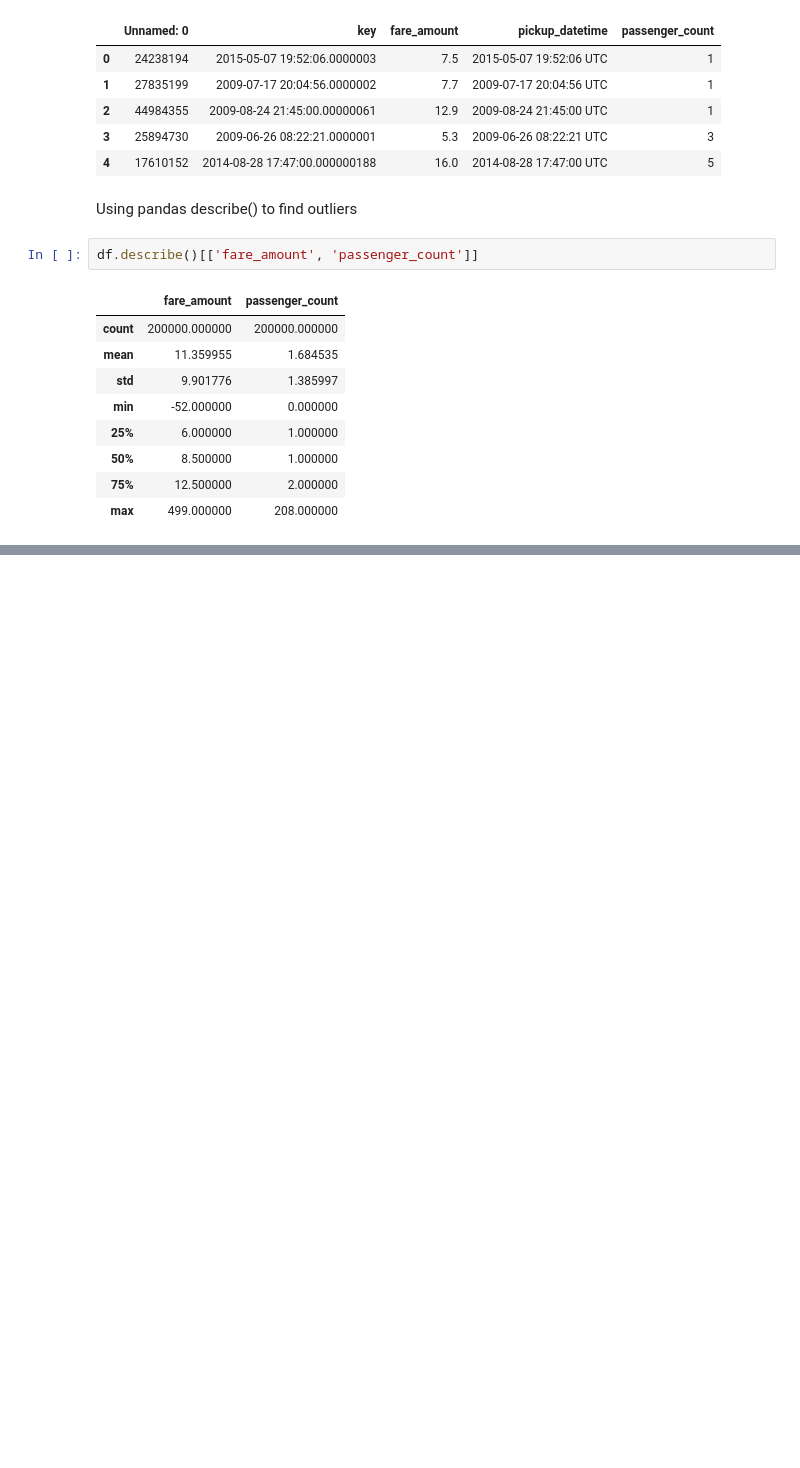
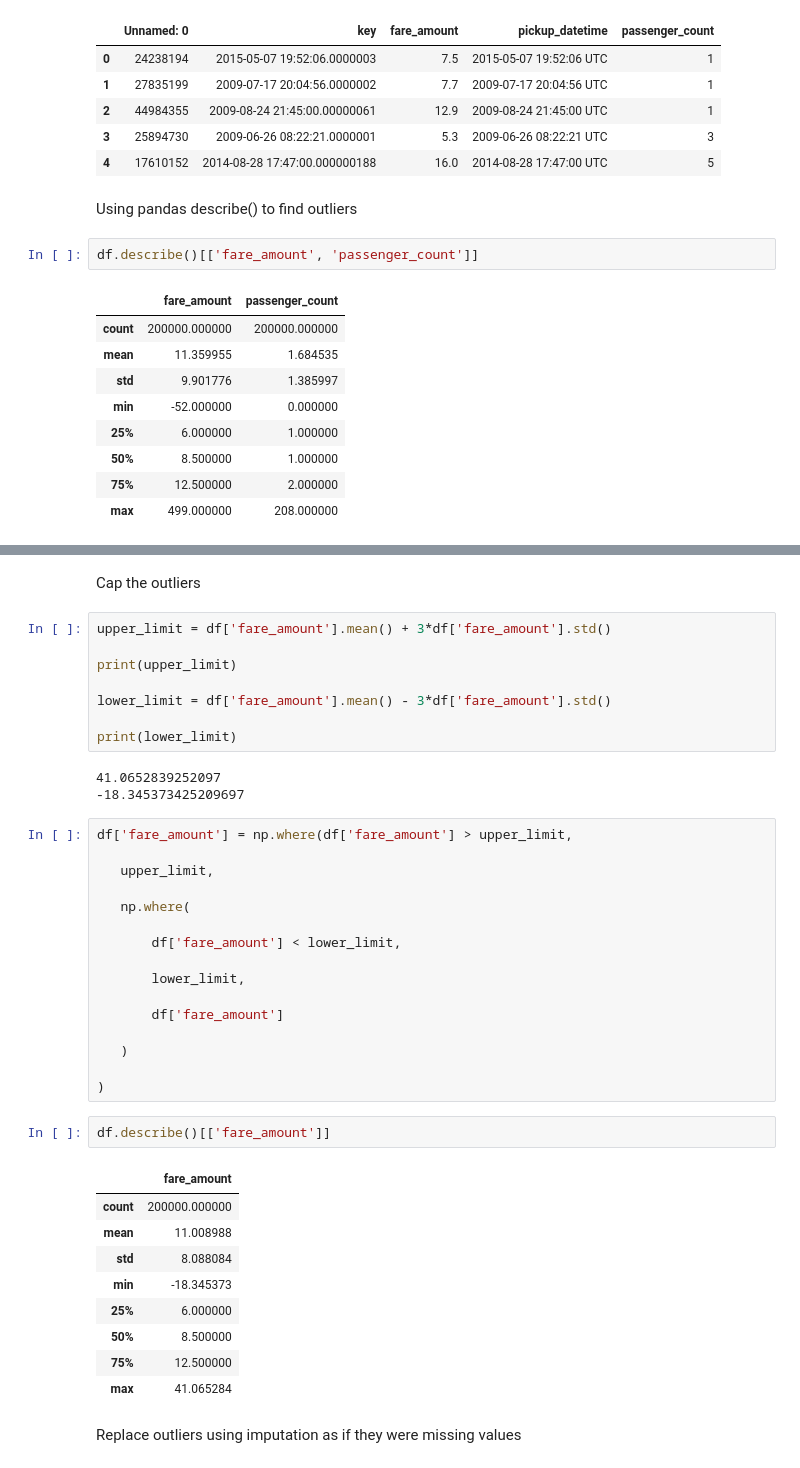
Before and after one commit to yolandaeka/DataMining_2024, a Jupyter notebook: outliers2.ipynb, the cells around one changed output, grey strips where cells are left out. Saved outputs shown, nothing was run; the diff lists cells and outputs as text; blank space fills up the shorter version.

```diff
--- a/outliers2.ipynb
+++ b/outliers2.ipynb
@@ -42,0 +145,43 @@ df.describe()[['fare_amount', 'passenger_count']]
+# %% [markdown]
+Cap the outliers
+# %%
+upper_limit = df['fare_amount'].mean() + 3*df['fare_amount'].std()
+
+print(upper_limit)
+
+lower_limit = df['fare_amount'].mean() - 3*df['fare_amount'].std()
+
+print(lower_limit)
+# %% [output]
+41.0652839252097
+-18.345373425209697
+# %%
+df['fare_amount'] = np.where(df['fare_amount'] > upper_limit,
+
+   upper_limit,
+
+   np.where(
+
+       df['fare_amount'] < lower_limit,
+
+       lower_limit,
+
+       df['fare_amount']
+
+   )
+
+)
+# %%
+df.describe()[['fare_amount']]
+# %% [output]
+|  | fare_amount |
+| count | 200000.000000 |
+| mean | 11.008988 |
+| std | 8.088084 |
+| min | -18.345373 |
+| 25% | 6.000000 |
+| 50% | 8.500000 |
+| 75% | 12.500000 |
+| max | 41.065284 |
+# %% [markdown]
+Replace outliers using imputation as if they were missing values
```
Also changed, not shown: parts of 15 cells of this notebook.
